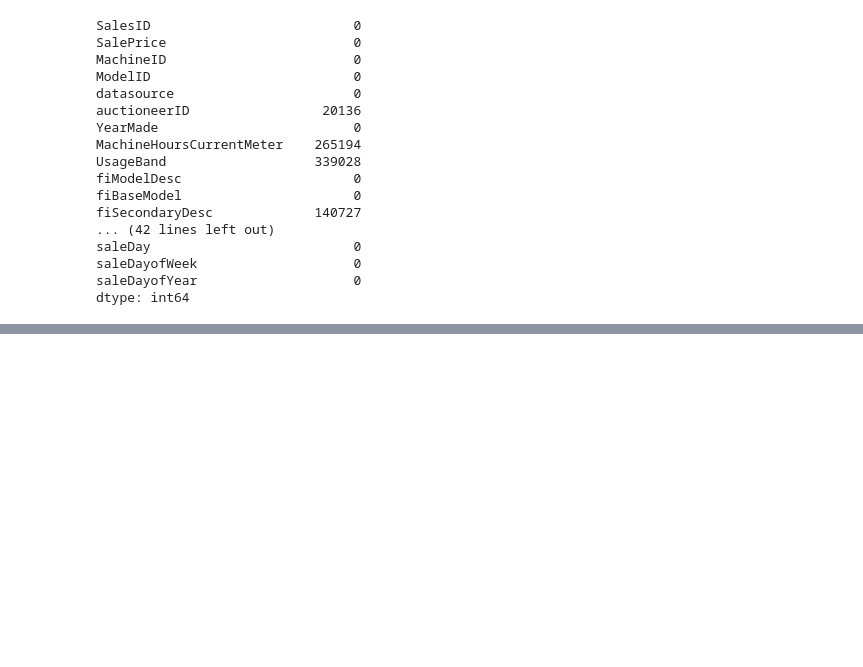
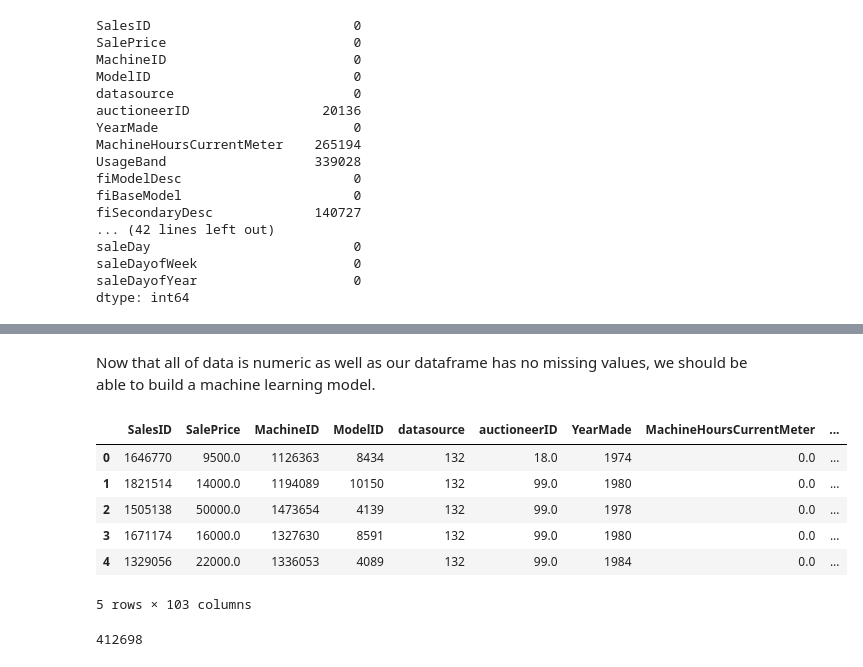
Before and after one commit to Hamedkalantari0111/machine_learning, a Jupyter notebook: Sec12-MilestoneProject II/end-to-end-bulldozer-price-regression.ipynb, the cells around one changed output, grey strips where cells are left out. Cells and saved outputs as stored; diff of their text form; code cells hidden in the pictures; blank space fills up the shorter version.

```diff
--- a/Sec12-MilestoneProject II/end-to-end-bulldozer-price-regression.ipynb
+++ b/Sec12-MilestoneProject II/end-to-end-bulldozer-price-regression.ipynb
@@ -402,0 +633,6 @@ dtype: int64
+# %%
+# Check for which numeric columns have null values
+for label, content in df_tmp.items():
+    if pd.api.types.is_numeric_dtype(content):
+        if pd.isnull(content).sum():
+            print(label)
@@ -402,0 +646,9 @@ dtype: int64
+# %%
+# Fill numeric rows with median
+for label, content in df_tmp.items():
+    if pd.api.types.is_numeric_dtype(content):
+        if pd.isnull(content).sum():
+            # add a binary column which tells us if the data is missing
+            df_tmp[label+"_is_missing"] = pd.isnull(content)
+            # Fill missing numeruc values with median
+            df_tmp[label] = content.fillna(content.median())
@@ -402,0 +686,5 @@ dtype: int64
+# %%
+# Check for columns which aren't numeric
+for label, content in df_tmp.items():
+    if not pd.api.types.is_numeric_dtype(content):
+        print(label)
@@ -402,0 +713,8 @@ dtype: int64
+# %%
+# Turn categorical variables into numbers and fill missing
+for label, content in df_tmp.items():
+    if not pd.api.types.is_numeric_dtype(content):
+        # Add binary column to indicate whether sample had missing value or not
+        df_tmp[label+"_is_missing"] = pd.isnull(content)
+        # Turn categories into numbers and add +1
+        df_tmp[label] = pd.Categorical(content).codes + 1
@@ -402,0 +753,16 @@ dtype: int64
+# %% [markdown]
+Now that all of data is numeric as well as our dataframe has no missing values, we should be able to build a machine learning model.
+# %%
+df_tmp.head()
+# %% [output]
+|  | SalesID | SalePrice | MachineID | ModelID | datasource | auctioneerID | YearMade | MachineHoursCurrentMeter | ... |
+| 0 | 1646770 | 9500.0 | 1126363 | 8434 | 132 | 18.0 | 1974 | 0.0 | ... |
+| 1 | 1821514 | 14000.0 | 1194089 | 10150 | 132 | 99.0 | 1980 | 0.0 | ... |
+| 2 | 1505138 | 50000.0 | 1473654 | 4139 | 132 | 99.0 | 1978 | 0.0 | ... |
+| 3 | 1671174 | 16000.0 | 1327630 | 8591 | 132 | 99.0 | 1980 | 0.0 | ... |
+| 4 | 1329056 | 22000.0 | 1336053 | 4089 | 132 | 99.0 | 1984 | 0.0 | ... |
+5 rows × 103 columns
+# %%
+len(df_tmp)
+# %% [output]
+412698
```
Also changed, not shown: parts of 37 cells of this notebook.
